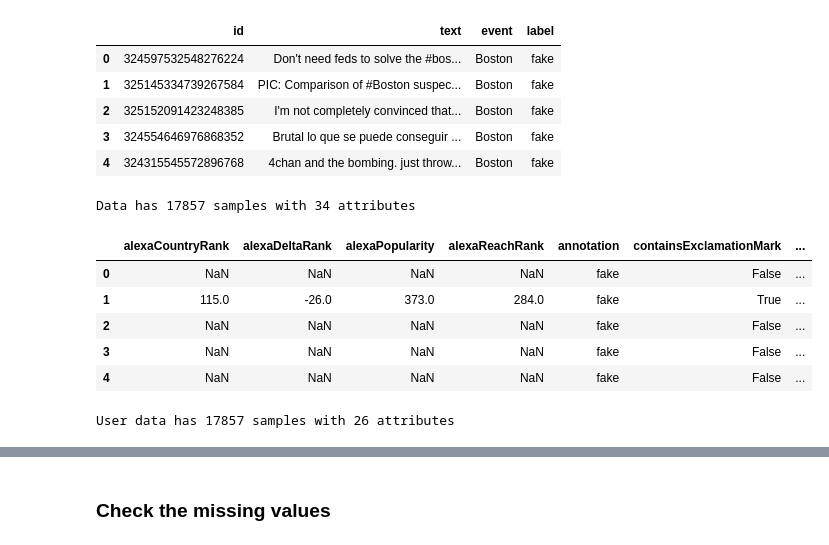
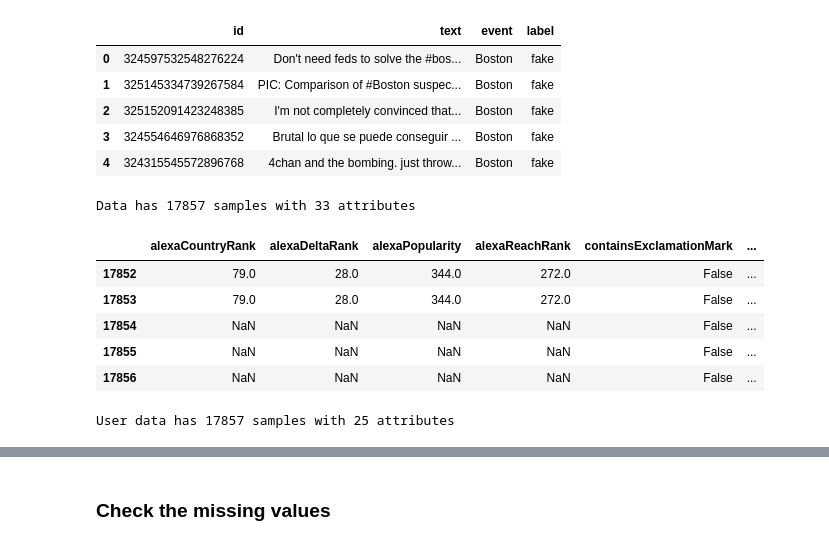
Before and after one commit to christinabo/spot-the-fake, a Jupyter notebook: fake_or_real.ipynb, the cells around one changed output, grey strips where cells are left out. Cells and saved outputs as stored; diff of their text form; code cells hidden in the pictures.

```diff
--- a/fake_or_real.ipynb
+++ b/fake_or_real.ipynb
@@ -42,20 +42,20 @@ with open('data/tweetsFeatsVMU2016.txt') as f:
 
 lines = [json.loads(line) for line in lines]
 tweet_data  = pd.DataFrame(lines)
-tweet_data.drop(columns=['_id'], inplace=True)
+tweet_data.drop(columns=['_id', 'annotation'], inplace=True)
 tweet_data['id'] = tweet_data['id'].astype(str)
 print('Data has {} samples with {} attributes'.format(*tweet_data.shape))
 # %% [output]
-Data has 17857 samples with 34 attributes
+Data has 17857 samples with 33 attributes
 # %%
-tweet_data.head()
+tweet_data.tail()
 # %% [output]
-|  | alexaCountryRank | alexaDeltaRank | alexaPopularity | alexaReachRank | annotation | containsExclamationMark | ... |
-| 0 | NaN | NaN | NaN | NaN | fake | False | ... |
-| 1 | 115.0 | -26.0 | 373.0 | 284.0 | fake | True | ... |
-| 2 | NaN | NaN | NaN | NaN | fake | False | ... |
-| 3 | NaN | NaN | NaN | NaN | fake | False | ... |
-| 4 | NaN | NaN | NaN | NaN | fake | False | ... |
+|  | alexaCountryRank | alexaDeltaRank | alexaPopularity | alexaReachRank | containsExclamationMark | ... |
+| 17852 | 79.0 | 28.0 | 344.0 | 272.0 | False | ... |
+| 17853 | 79.0 | 28.0 | 344.0 | 272.0 | False | ... |
+| 17854 | NaN | NaN | NaN | NaN | False | ... |
+| 17855 | NaN | NaN | NaN | NaN | False | ... |
+| 17856 | NaN | NaN | NaN | NaN | False | ... |
 # %%
 # load the user data
 with open('data/userFeatsVMU2016.txt') as f:
@@ -63,12 +63,12 @@ with open('data/userFeatsVMU2016.txt') as f:
 
 lines = [json.loads(line) for line in lines]
 user_data = pd.DataFrame(lines)
-user_data.drop(columns=['_id'], inplace=True)
+user_data.drop(columns=['_id', 'annotation'], inplace=True)
 user_data['id'] = user_data['id'].astype(str)
 
 print('User data has {} samples with {} attributes'.format(*user_data.shape))
 # %% [output]
-User data has 17857 samples with 26 attributes
+User data has 17857 samples with 25 attributes
 # %%
 user_data.head()
 # %% [output]
```
Also changed, not shown: parts of 12 cells of this notebook.
